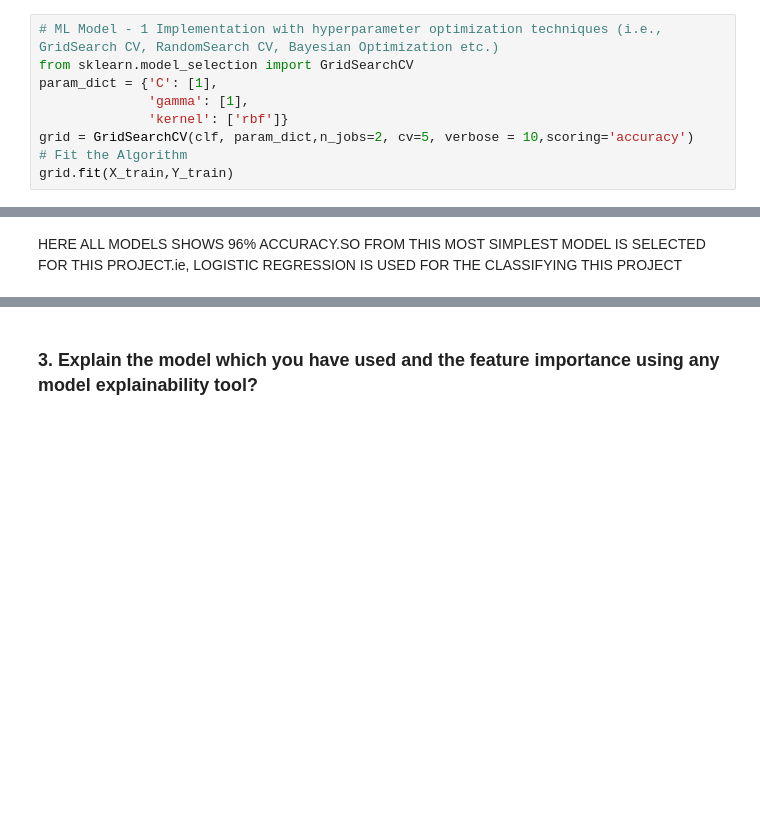
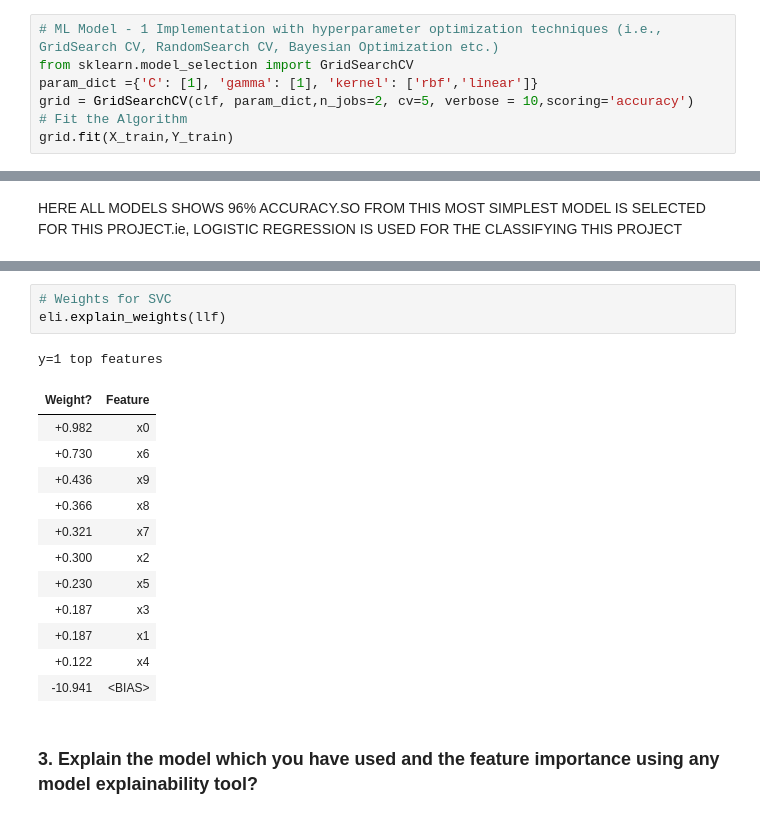
Before and after one commit to sajith-91/MACHINE-LEARNING-MODELS, a Jupyter notebook: AIRLINE_PASSENGER_REFFERAL_PREDICTION.ipynb, the cells around one changed output, grey strips where cells are left out. Cells and saved outputs as stored; diff of their text form; blank space fills up the shorter version.

```diff
--- a/AIRLINE_PASSENGER_REFFERAL_PREDICTION.ipynb
+++ b/AIRLINE_PASSENGER_REFFERAL_PREDICTION.ipynb
@@ -1188,9 +1187,7 @@ GRIDSEARCHCV
 # %%
 # ML Model - 1 Implementation with hyperparameter optimization techniques (i.e., GridSearch CV, RandomSearch CV, Bayesian Optimization etc.)
 from sklearn.model_selection import GridSearchCV
-param_dict = {'C': [1],
-              'gamma': [1],
-              'kernel': ['rbf']}
+param_dict ={'C': [1], 'gamma': [1], 'kernel': ['rbf','linear']}
 grid = GridSearchCV(clf, param_dict,n_jobs=2, cv=5, verbose = 10,scoring='accuracy')
 # Fit the Algorithm
 grid.fit(X_train,Y_train)
@@ -1361,3 +1398,20 @@ HERE ALL MODELS SHOWS 96% ACCURACY.SO FROM THIS MOST SIMPLEST MODEL IS SELECTED
+# %%
+# Weights for SVC
+eli.explain_weights(llf)
+# %% [output]
+y=1 top features
+| Weight? | Feature |
+| +0.982 | x0 |
+| +0.730 | x6 |
+| +0.436 | x9 |
+| +0.366 | x8 |
+| +0.321 | x7 |
+| +0.300 | x2 |
+| +0.230 | x5 |
+| +0.187 | x3 |
+| +0.187 | x1 |
+| +0.122 | x4 |
+| -10.941 | <BIAS> |
 # %% [markdown]
 ### 3. Explain the model which you have used and the feature importance using any model explainability tool?
 # %% [markdown]
```
Also changed, not shown: parts of 35 cells of this notebook.
